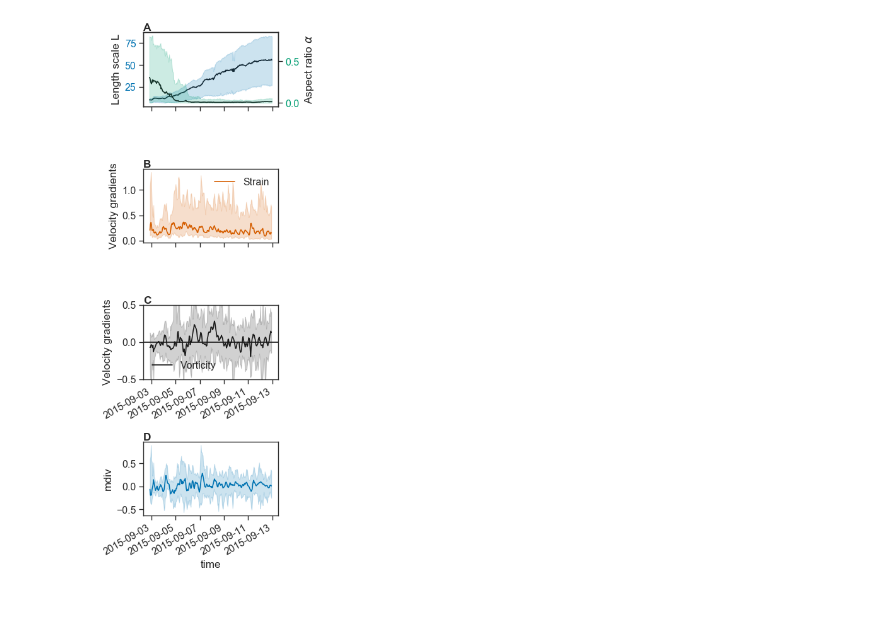
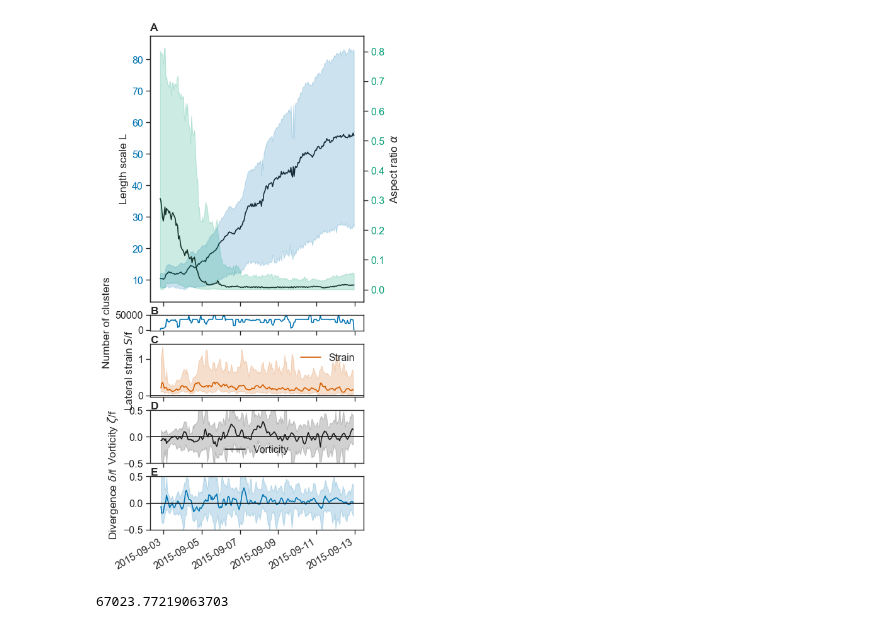
Before and after one commit to sessink/velocity_gradients, a Jupyter notebook: notebooks/timeseries.ipynb, the cells around one changed output. Drawn from its saved outputs; the diff is of its cells as text; code cells hidden in the pictures.

```diff
--- a/notebooks/timeseries.ipynb
+++ b/notebooks/timeseries.ipynb
@@ -28,89 +28,106 @@ dat = xr.open_mfdataset('../data/clusters/combinations_lt_10_*.nc',concat_dim='c
 dat = dat.sel(time=slice('2015-09-02 20:00','2015-09-12'))
 # %%
 # running mean filering
-periods=3
+periods=10
 dat['vort'] = dat.vort.rolling({'time':periods},center=True).mean()
 dat['div'] = dat.div.rolling({'time':periods},center=True).mean()
 dat['strain'] = dat.strain.rolling({'time':periods},center=True).mean()
 # %%
 dat['mlength'] = ('time', da_median(dat,'length'))
 dat['maspect'] = ('time', da_median(dat,'aspect'))
-dat['mvort'] = ('time', da_median(dat,'mvort'))
-dat['mdiv'] = ('time', da_median(dat,'mdiv'))
-dat['mstrain'] = ('time', da_median(dat,'mstrain'))
+dat['mvort'] = ('time', da_median(dat,'vort'))
+dat['mdiv'] = ('time', da_median(dat,'div'))
+dat['mstrain'] = ('time', da_median(dat,'strain'))
 # %%
 # AGU figure dimensions
 fullpage = tuple( np.array([19.0,23.0])/2.54 )
 quarterpage = tuple( np.array([9.5,11.5])/2.54 )
 halfpage_hor = tuple( np.array([19.0,11.5])/2.54 )
 halfpage_ver = tuple( np.array([9.5,23.0])/2.54 )
+halfpage_ver_almost = tuple( np.array([13,23.0])/2.54 )
+# %%
+dat['counts'] = np.isfinite(dat.vort).sum(axis=0)
 # %%
-f = plt.figure(constrained_layout=True,figsize=halfpage_ver)
+f = plt.figure(figsize=halfpage_ver_almost)
 widths = [1]
-heights = [1,1,1,1]
+heights = [5,0.3,1,1,1]
 spec = f.add_gridspec(ncols=1,
-                      nrows=4,
+                      nrows=5,
                       width_ratios=widths,
                       height_ratios=heights)
 
 
 ax0 = f.add_subplot(spec[0, 0])
-
-
 dat.mlength.plot(ax=ax0, color='k')
 ax0.set_xlabel(None)
 ax0.set_ylabel(r'Length scale L')
-# plot_ci('length',ax0,alpha=0.5)
 plt.setp(ax0.get_xticklabels(), visible=False)
 l, u = perc_wrapper(dat,'length')
 ax0.fill_between(dat.time.values,l,u,alpha=0.2,zorder=100, color='b')
 ax0.tick_params(axis='y', labelcolor='b')
 
-
 ax1 = ax0.twinx()
 ax1.tick_params(axis='y', labelcolor='g')
-# ax1 = f.add_subplot(spec[1, 0],sharex=ax0)
 dat.maspect.plot(ax=ax1, color='k')
 ax1.set_xlabel(None)
 ax1.set_ylabel(r'Aspect ratio $\alpha$')
-# plot_ci('aspect',ax1,alpha=0.5)
 plt.setp(ax1.get_xticklabels(), visible=False)
 l, u = perc_wrapper(dat,'aspect')
 ax1.fill_between(dat.time.values,l,u,alpha=0.2,zorder=100, color='g')
 
-ax2 = f.add_subplot(spec[1, 0],sharex=ax0)
+ax0b = f.add_subplot(spec[1, 0],sharex=ax0)
+dat.counts.plot(ax=ax0b)
+ax0b.set_xlabel(None)
+ax0b.set_ylabel(r'Number of clusters')
+plt.setp(ax0b.get_xticklabels(), visible=False)
+
+ax2 = f.add_subplot(spec[2, 0],sharex=ax0)
 dat.mstrain.plot(label='Strain', ax=ax2, color='r')
 l, u = perc_wrapper(dat,'strain')
 ax2.fill_between(dat.time.values,l,u,
                    alpha=0.2, color='r')
-ax2.set_ylabel('Velocity gradients')
+# ax2.set_ylabel('Velocity gradients')
+ax2.set_ylabel(r'Lateral strain $S$/f')
 plt.setp(ax2.get_xticklabels(), visible=False)
 ax2.set_xlabel(None)
+ax2.axhline(0,color='k')
 ax2.legend()
 
-ax3 = f.add_subplot(spec[2, 0],sharex=ax0)
+ax3 = f.add_subplot(spec[3, 0],sharex=ax0)
 dat.mvort.plot(label='Vorticity', ax=ax3, color='k')
 l, u = perc_wrapper(dat,'vort')
 ax3.fill_between(dat.time.values,l,u,
                    alpha=0.2, color='k')
 
 ax3.legend()
 ax3.axhline(0,color='k')
-ax3.set_ylabel('Velocity gradients')
+# ax3.set_ylabel('Velocity gradients')
+ax3.set_ylabel(r'Vorticity $\zeta$/f')
 ax3.set_xlabel(None)
 ax3.set_ylim(-0.5,0.5)
+plt.setp(ax3.get_xticklabels(), visible=False)
 
-ax4 = f.add_subplot(spec[3, 0],sharex=ax0)
+ax4 = f.add_subplot(spec[4, 0],sharex=ax0)
 dat.mdiv.plot(label='Divergence', ax=ax4, color='b')
 l, u = perc_wrapper(dat,'div')
 ax4.fill_between(dat.time.values,l,u,
                    alpha=0.2, color='b')
 ax4.axhline(0,color='k')
+ax4.set_ylim(-0.5,0.5)
+ax4.set_xlabel(None)
+ax4.set_ylabel(r'Divergence $\delta$/f')
+# ax4.legend()
 
-alphabet([ax0,ax2,ax3,ax4])
+alphabet([ax0,ax0b,ax2,ax3,ax4])
 
-plt.subplots_adjust(hspace=0.1)
-plt.tight_layout()
-plt.savefig('timeseries.pdf')
+spec.tight_layout(f)
+spec.update(hspace=0.15)
+
+plt.savefig('../figures/timeseries.pdf')
 # %% [output]
-[figure, old version]
+[figure, new version]
+# %%
+import gsw
+2*np.pi/gsw.f(40)
+# %% [output]
+67023.77219063703
```
Also changed, not shown: parts of 1 cell of this notebook, 2 other files.
